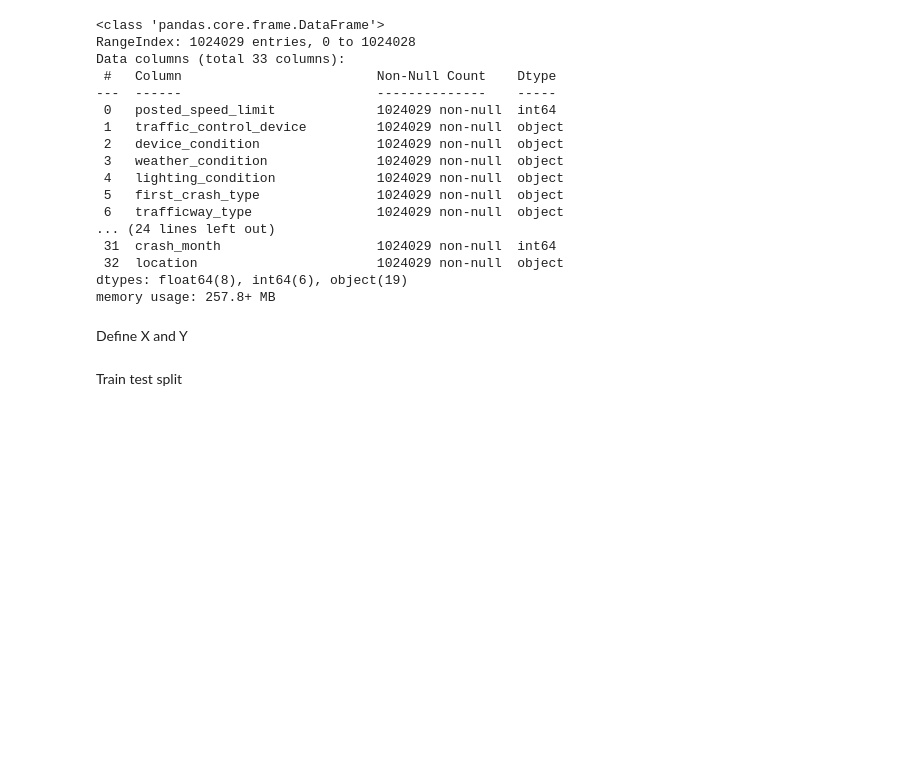
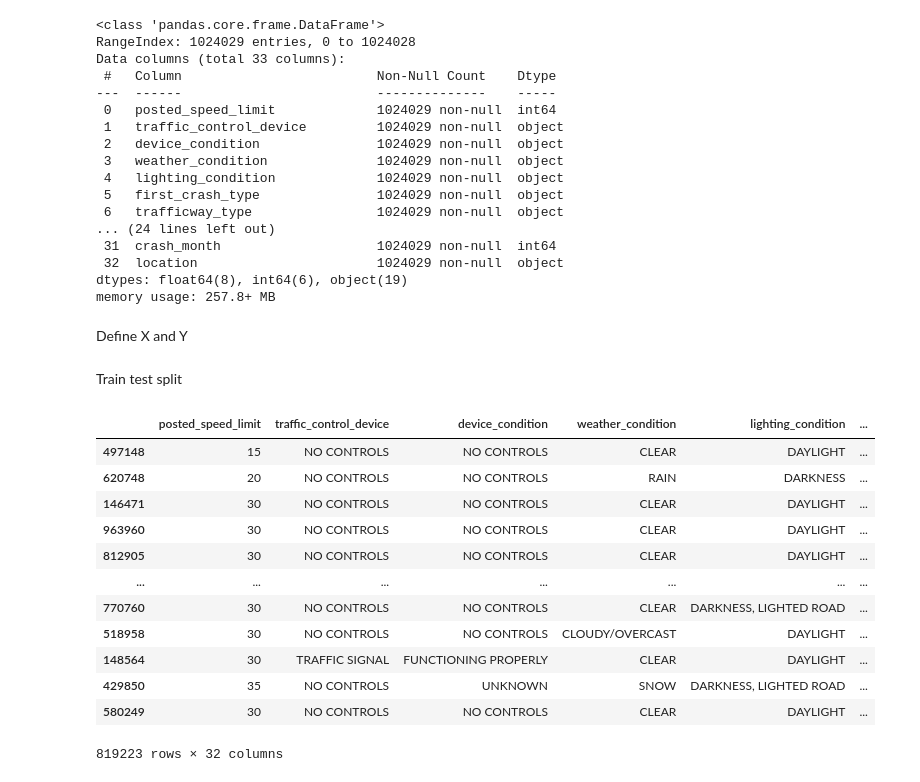
Before and after one commit to hellenmureithi/Phase_4_project, a Jupyter notebook: Notebooks/Hellen.ipynb, the cells around one changed output. Saved outputs shown, nothing was run; the diff lists cells and outputs as text; code cells hidden in the pictures; blank space fills up the shorter version.

```diff
--- a/Notebooks/Hellen.ipynb
+++ b/Notebooks/Hellen.ipynb
@@ -277,3 +277,19 @@ y = df['prim_contributory_cause']
 Train test split
 # %%
 X_train, X_test, y_train, y_test = train_test_split(X, y, test_size=0.2, random_state=42, stratify=y)
+# %%
+X_train
+# %% [output]
+|  | posted_speed_limit | traffic_control_device | device_condition | weather_condition | lighting_condition | ... |
+| 497148 | 15 | NO CONTROLS | NO CONTROLS | CLEAR | DAYLIGHT | ... |
+| 620748 | 20 | NO CONTROLS | NO CONTROLS | RAIN | DARKNESS | ... |
+| 146471 | 30 | NO CONTROLS | NO CONTROLS | CLEAR | DAYLIGHT | ... |
+| 963960 | 30 | NO CONTROLS | NO CONTROLS | CLEAR | DAYLIGHT | ... |
+| 812905 | 30 | NO CONTROLS | NO CONTROLS | CLEAR | DAYLIGHT | ... |
+| ... | ... | ... | ... | ... | ... | ... |
+| 770760 | 30 | NO CONTROLS | NO CONTROLS | CLEAR | DARKNESS, LIGHTED ROAD | ... |
+| 518958 | 30 | NO CONTROLS | NO CONTROLS | CLOUDY/OVERCAST | DAYLIGHT | ... |
+| 148564 | 30 | TRAFFIC SIGNAL | FUNCTIONING PROPERLY | CLEAR | DAYLIGHT | ... |
+| 429850 | 35 | NO CONTROLS | UNKNOWN | SNOW | DARKNESS, LIGHTED ROAD | ... |
+| 580249 | 30 | NO CONTROLS | NO CONTROLS | CLEAR | DAYLIGHT | ... |
+819223 rows × 32 columns
```
Also changed, not shown: parts of 17 cells of this notebook.
